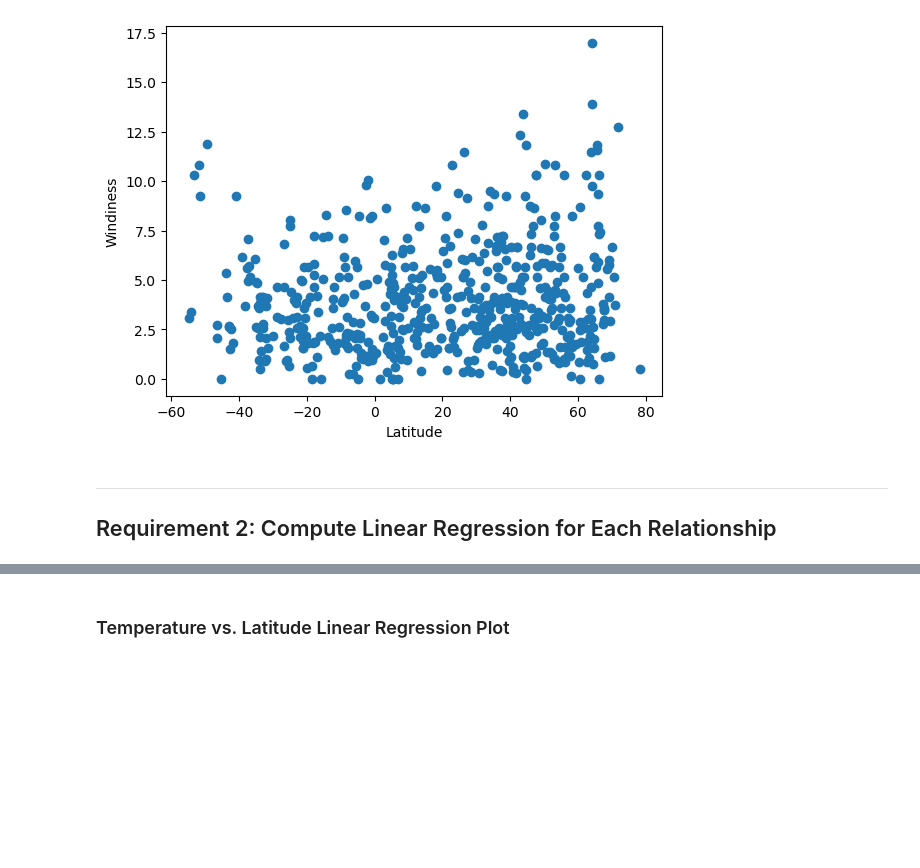
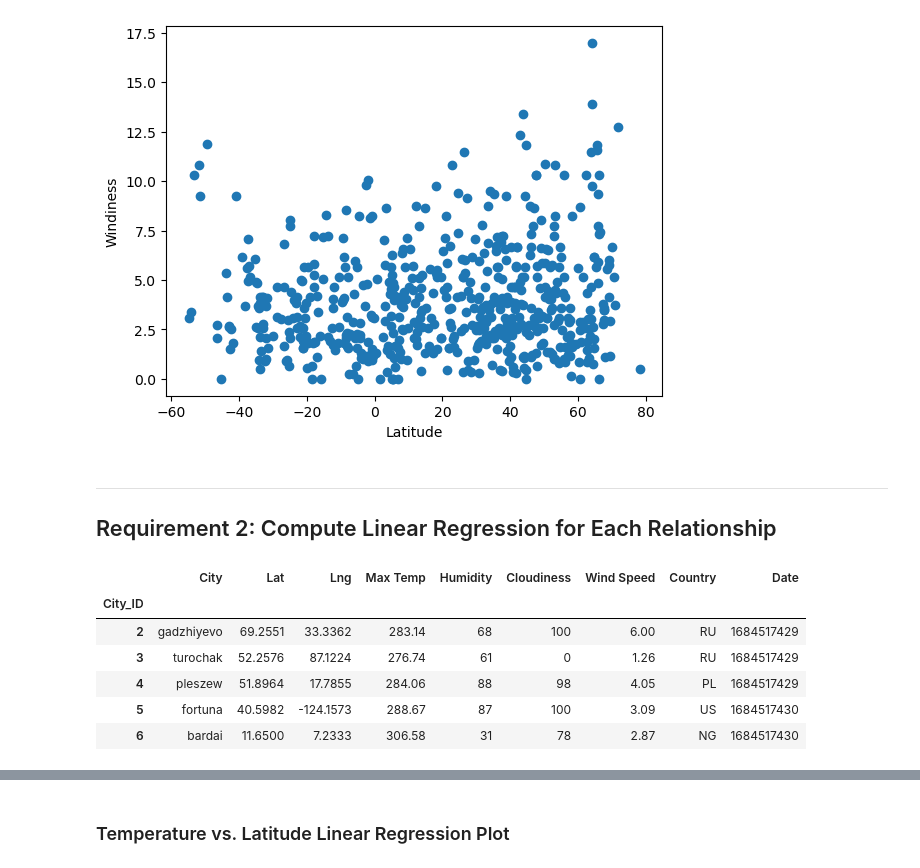
Before and after one commit to aglantzrbc/python-api-challenge, a Jupyter notebook: WeatherPy/WeatherPy.ipynb, the cells around one changed output, grey strips where cells are left out. Drawn from its saved outputs; the diff is of its cells as text; code cells hidden in the pictures; blank space fills up the shorter version.

```diff
--- a/WeatherPy/WeatherPy.ipynb
+++ b/WeatherPy/WeatherPy.ipynb
@@ -275,8 +275,21 @@ plt.show()
 # %%
 # Create a DataFrame with the Northern Hemisphere data (Latitude >= 0)
-# YOUR CODE HERE
+northern_hemi_df = city_data_df[city_data_df['Lat'] >= 0].copy()
+lat_all_north = northern_hemi_df["Lat"]
+temp_all_north = northern_hemi_df["Max Temp"]
+humid_all_north = northern_hemi_df["Humidity"]
+cloud_all_north = northern_hemi_df["Cloudiness"]
+wind_all_north = northern_hemi_df["Wind Speed"]
 
 # Display sample data
 northern_hemi_df.head()
+# %% [output]
+|  | City | Lat | Lng | Max Temp | Humidity | Cloudiness | Wind Speed | Country | Date |
+| City_ID |  |  |  |  |  |  |  |  |  |
+| 2 | gadzhiyevo | 69.2551 | 33.3362 | 283.14 | 68 | 100 | 6.00 | RU | 1684517429 |
+| 3 | turochak | 52.2576 | 87.1224 | 276.74 | 61 | 0 | 1.26 | RU | 1684517429 |
+| 4 | pleszew | 51.8964 | 17.7855 | 284.06 | 88 | 98 | 4.05 | PL | 1684517429 |
+| 5 | fortuna | 40.5982 | -124.1573 | 288.67 | 87 | 100 | 3.09 | US | 1684517430 |
+| 6 | bardai | 11.6500 | 7.2333 | 306.58 | 31 | 78 | 2.87 | NG | 1684517430 |
 # %%
 # Create a DataFrame with the Southern Hemisphere data (Latitude < 0)
```
Also changed, not shown: parts of 8 cells of this notebook.
